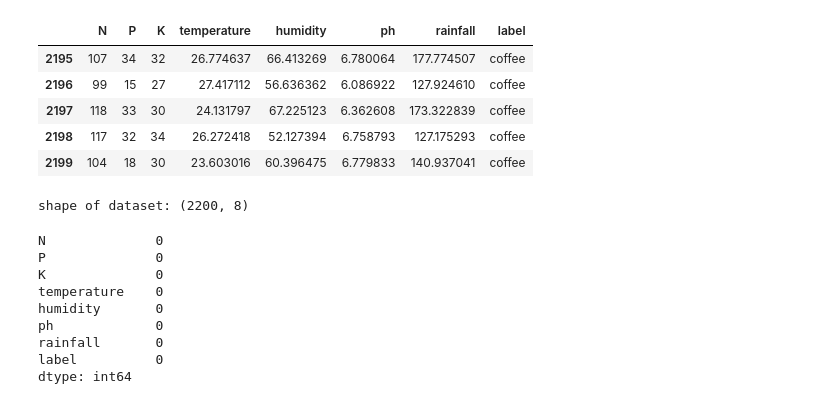
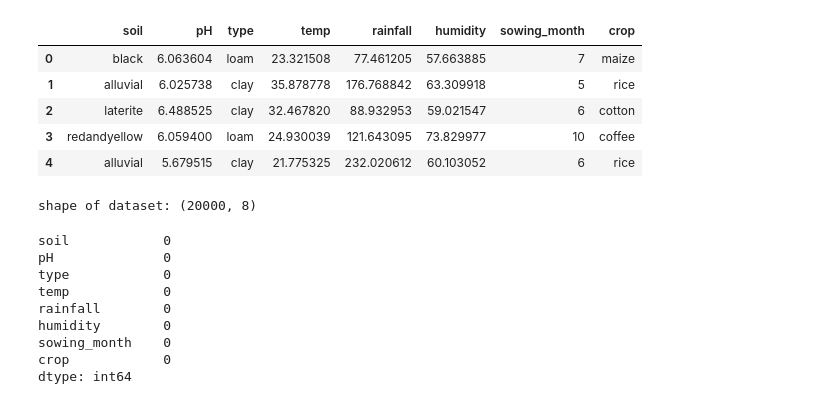
Before and after one commit to rumbleFTW/krishi-sevak, a Jupyter notebook: src/machine-learning/notebook.ipynb, the cells around one changed output. Cells and saved outputs as stored; diff of their text form; code cells hidden in the pictures.

```diff
--- a/src/machine-learning/notebook.ipynb
+++ b/src/machine-learning/notebook.ipynb
@@ -25,30 +14,30 @@ from sklearn.tree import DecisionTreeClassifier
 from sklearn.svm import SVC
 from sklearn.metrics import confusion_matrix, accuracy_score, precision_recall_curve
 # %%
-data=pd.read_csv('/content/data (4).csv')
+data=pd.read_csv('/content/data (6).csv')
 # %%
-data.tail()
+data.head()
 # %% [output]
-|  | N | P | K | temperature | humidity | ph | rainfall | label |
-| 2195 | 107 | 34 | 32 | 26.774637 | 66.413269 | 6.780064 | 177.774507 | coffee |
-| 2196 | 99 | 15 | 27 | 27.417112 | 56.636362 | 6.086922 | 127.924610 | coffee |
-| 2197 | 118 | 33 | 30 | 24.131797 | 67.225123 | 6.362608 | 173.322839 | coffee |
-| 2198 | 117 | 32 | 34 | 26.272418 | 52.127394 | 6.758793 | 127.175293 | coffee |
-| 2199 | 104 | 18 | 30 | 23.603016 | 60.396475 | 6.779833 | 140.937041 | coffee |
+|  | soil | pH | type | temp | rainfall | humidity | sowing_month | crop |
+| 0 | black | 6.063604 | loam | 23.321508 | 77.461205 | 57.663885 | 7 | maize |
+| 1 | alluvial | 6.025738 | clay | 35.878778 | 176.768842 | 63.309918 | 5 | rice |
+| 2 | laterite | 6.488525 | clay | 32.467820 | 88.932953 | 59.021547 | 6 | cotton |
+| 3 | redandyellow | 6.059400 | loam | 24.930039 | 121.643095 | 73.829977 | 10 | coffee |
+| 4 | alluvial | 5.679515 | clay | 21.775325 | 232.020612 | 60.103052 | 6 | rice |
 # %%
 print("shape of dataset:",data.shape)
 # %% [output]
-shape of dataset: (2200, 8)
+shape of dataset: (20000, 8)
 # %%
 data.isnull().sum()
 # %% [output]
-N              0
-P              0
-K              0
-temperature    0
-humidity       0
-ph             0
-rainfall       0
-label          0
+soil            0
+pH              0
+type            0
+temp            0
+rainfall        0
+humidity        0
+sowing_month    0
+crop            0
 dtype: int64
 # %%
```
Also changed, not shown: parts of 25 cells of this notebook, 4 other files.
